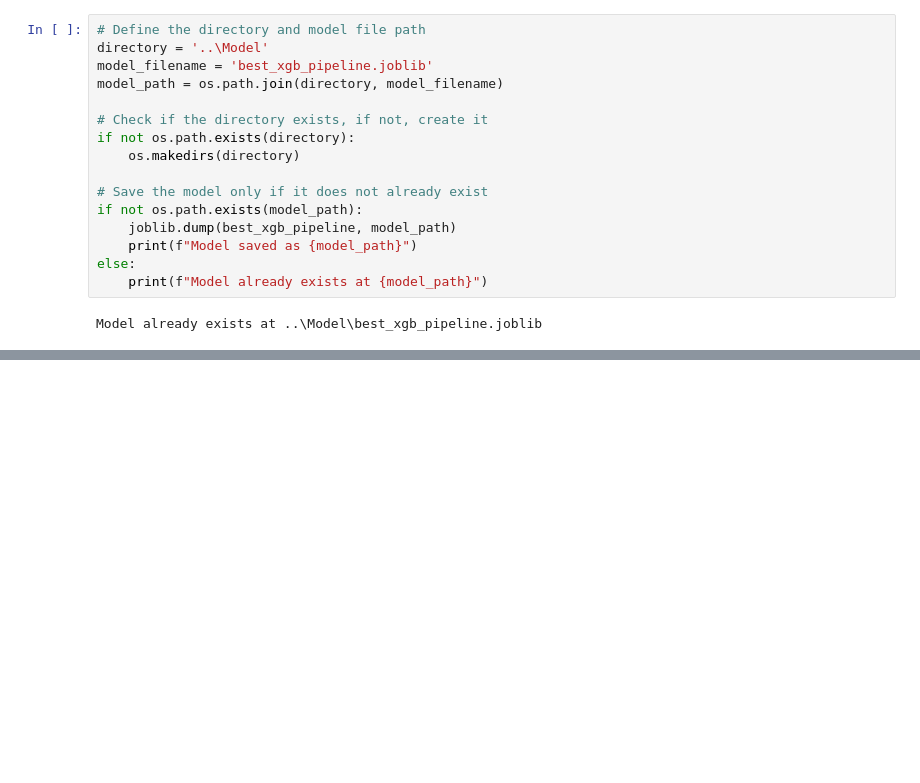
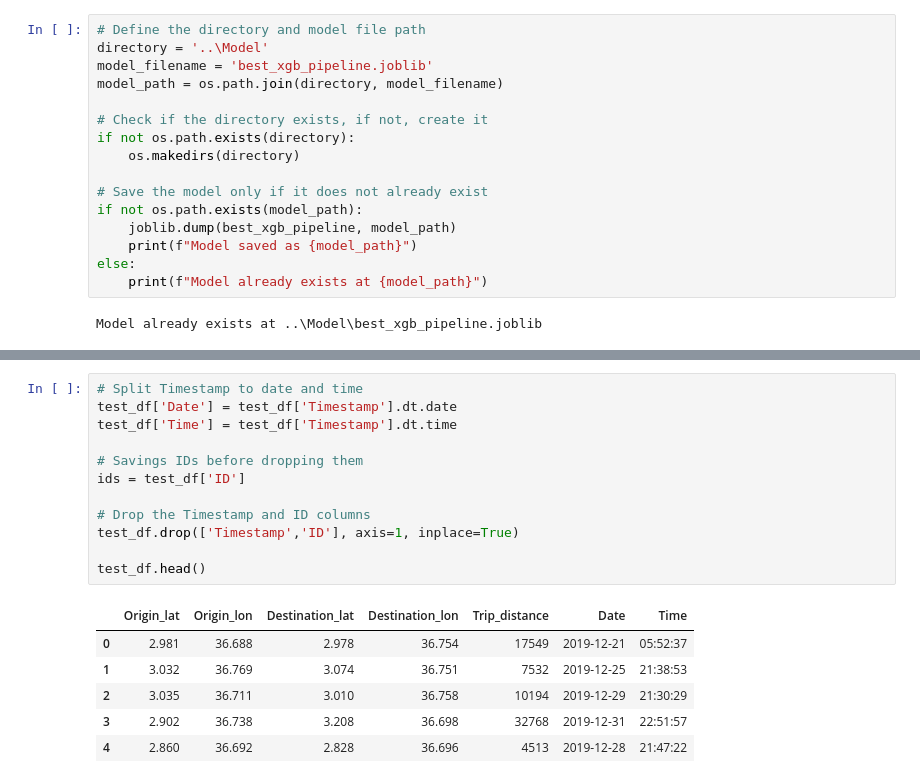
Before and after one commit to murithidenisgitobu/Yassir-Expected-Time-of-Arrival-ETA-Prediction, a Jupyter notebook: Notebook/yassir_notebook.ipynb, the cells around one changed output, grey strips where cells are left out. Drawn from its saved outputs; the diff is of its cells as text; blank space fills up the shorter version.

```diff
--- a/Notebook/yassir_notebook.ipynb
+++ b/Notebook/yassir_notebook.ipynb
@@ -1093,0 +1139,19 @@ Model already exists at ..\Model\best_xgb_pipeline.joblib
+# %%
+# Split Timestamp to date and time
+test_df['Date'] = test_df['Timestamp'].dt.date
+test_df['Time'] = test_df['Timestamp'].dt.time
+
+# Savings IDs before dropping them
+ids = test_df['ID']
+
+# Drop the Timestamp and ID columns
+test_df.drop(['Timestamp','ID'], axis=1, inplace=True)
+
+test_df.head()
+# %% [output]
+|  | Origin_lat | Origin_lon | Destination_lat | Destination_lon | Trip_distance | Date | Time |
+| 0 | 2.981 | 36.688 | 2.978 | 36.754 | 17549 | 2019-12-21 | 05:52:37 |
+| 1 | 3.032 | 36.769 | 3.074 | 36.751 | 7532 | 2019-12-25 | 21:38:53 |
+| 2 | 3.035 | 36.711 | 3.010 | 36.758 | 10194 | 2019-12-29 | 21:30:29 |
+| 3 | 2.902 | 36.738 | 3.208 | 36.698 | 32768 | 2019-12-31 | 22:51:57 |
+| 4 | 2.860 | 36.692 | 2.828 | 36.696 | 4513 | 2019-12-28 | 21:47:22 |
```
Also changed, not shown: parts of 18 cells of this notebook.
